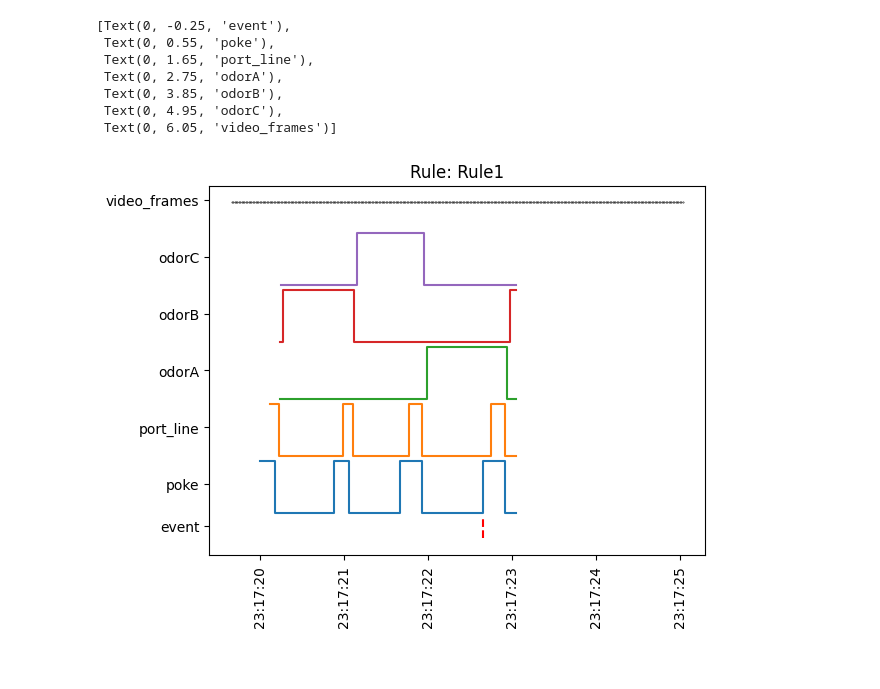
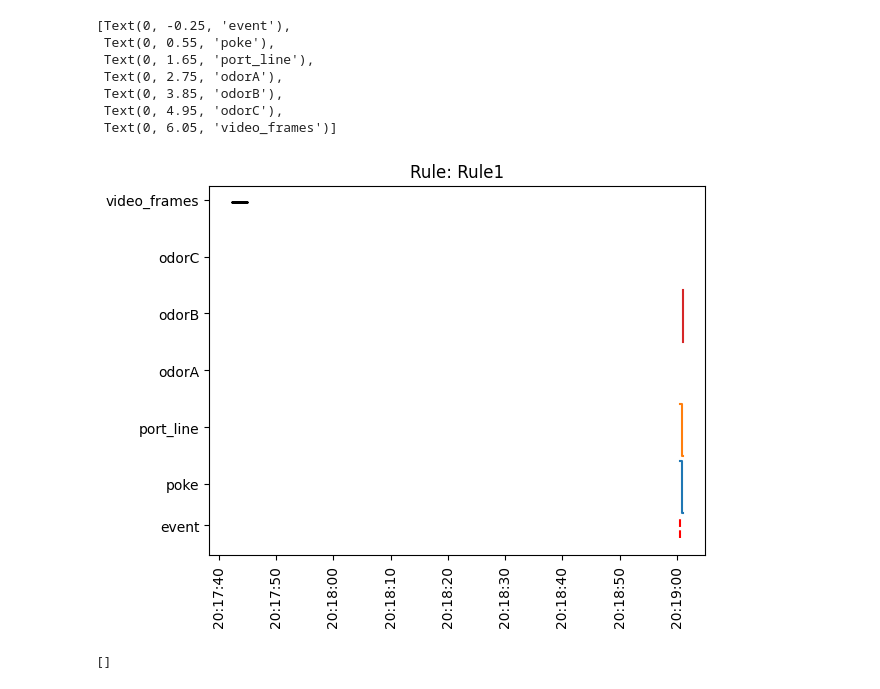
Before and after one commit to goatsofnaxos/Delphi, a Jupyter notebook: analysis/postprocess.ipynb, the cells around one changed output. Cells and saved outputs as stored; diff of their text form; code cells hidden in the pictures.

```diff
--- a/analysis/postprocess.ipynb
+++ b/analysis/postprocess.ipynb
@@ -15,10 +15,10 @@ session_data_reader = utils.SessionData()
 rules_reader = utils.SessionData()
 video_reader = utils.Video()
 
-harp_datafolder = r'../temp_data/2024-02-28T23-16-01/Expander/'
-settings_datafolder = r'../temp_data/2024-02-28T23-16-01/SessionSettings/'
-rules_datafolder = r'../temp_data/2024-02-28T23-16-01/RuleSettings/'
-video_datafolder = r'../temp_data/2024-02-28T23-16-01/VideoData/'
+harp_datafolder = r'../temp_data/2024-03-04T20-16-10/Expander/'
+settings_datafolder = r'../temp_data/2024-03-04T20-16-10/SessionSettings/'
+rules_datafolder = r'../temp_data/2024-03-04T20-16-10/RuleSettings/'
+video_datafolder = r'../temp_data/2024-03-04T20-16-10/VideoData/'
 # %%
 # read experiment metadata
 session_settings = utils.load_json(session_data_reader, settings_datafolder)
@@ -112,11 +112,11 @@ Time
 # Using the consolidated data sets, do an example plot centered around a poke event
 
 # Get all the poke onset events, then index to pick a single event. Ultimately we just need to choose a timestamp value to center our plot around.
-poke_event = merged["poke_events"][merged["poke_events"]==True].iloc[[2]] # as an example we here pick the time 3rd poke event time
+poke_event = merged["poke_events"][merged["poke_events"]==True].iloc[[0]] # as an example we here pick the time 3rd poke event time
 poke_event_time = poke_event.index[0]
 
 # Create a time window around the time of this event
-time_offset = 3 # 3 second time offset around the event
+time_offset = 100 # 10 second time offset around the event
 start_time = poke_event_time - pd.Timedelta(seconds=time_offset)
 end_time = poke_event_time + pd.Timedelta(seconds=time_offset)
 
@@ -130,15 +130,15 @@ cur_odor = [state for state in ['odorA_state', 'odorB_state', 'odorC_state', 'od
 current_rule = rule_settings[rule_settings.index <= poke_event_time]["metadata"].iloc[-1]
 
 time_beam_break_on = poke_event_time
-time_beam_break_off = event_data.loc[(event_data['poke_events'] == False) & (event_data.index > poke_event_time)].index[0]
+time_beam_break_off = merged.loc[(merged['poke_events'] == False) & (merged.index > poke_event_time)].index[0]
 
-time_port_open = event_data.loc[(event_data['port_line_state'] == True) & (event_data.index > poke_event_time)].index[0]
-time_port_close = event_data.loc[(event_data['port_line_state'] == False) & (event_data.index > poke_event_time)].index[0]
+time_port_open = merged.loc[(merged['port_line_state'] == True) & (merged.index > poke_event_time)].index[0]
+time_port_close = merged.loc[(merged['port_line_state'] == False) & (merged.index > poke_event_time)].index[0]
 
-time_odor_open = event_data.loc[(event_data[cur_odor] == True) & (event_data.index <= poke_event_time)].index[0]
-time_odor_close = event_data.loc[(event_data[cur_odor] == False) & (event_data.index > poke_event_time)].index[0]
+time_odor_open = merged.loc[(merged[cur_odor] == True) & (merged.index <= poke_event_time)].index[0]
+time_odor_close = merged.loc[(merged[cur_odor] == False) & (merged.index > poke_event_time)].index[0]
 
-next_poke_valves = (event_data[event_data.index > time_odor_close])[['odorA_state', 'odorB_state', 'odorC_state', 'odorD_state']].sum(axis=1)
+next_poke_valves = (merged[merged.index > time_odor_close])[['odorA_state', 'odorB_state', 'odorC_state', 'odorD_state']].sum(axis=1)
 next_odor_time = next_poke_valves[next_poke_valves == 1].index[0]
 
 print('Current state')
@@ -183,11 +183,11 @@ Next odor open: 2024-02-28 23:17:22.973504066
 [Text(0, -0.25, 'event'),
  Text(0, 0.55, 'poke'),
  Text(0, 1.65, 'port_line'),
  Text(0, 2.75, 'odorA'),
  Text(0, 3.85, 'odorB'),
  Text(0, 4.95, 'odorC'),
  Text(0, 6.05, 'video_frames')]
-[figure, old version]
+[figure, new version]
 # %%
 # Get all frames
 frames = [f for f in video.frames(event_vid)]
@@ -212,4 +212,7 @@ for i, f in enumerate(frames):
     cv2.putText(f, f"Poke count : {cur_state['poke_count']}", (10, 270), cv2.FONT_HERSHEY_SIMPLEX, 0.7, (0, 0, 0), 2, 1)
     annotated_frames.append(f)
 
+print(annotated_frames)
 video.export(annotated_frames, f'{video_datafolder}Event-{str(poke_event_time).replace(" ", "").replace(":", "T")}.mp4', 50)
+# %% [output]
+[]
```
Also changed, not shown: parts of 4 cells of this notebook.
